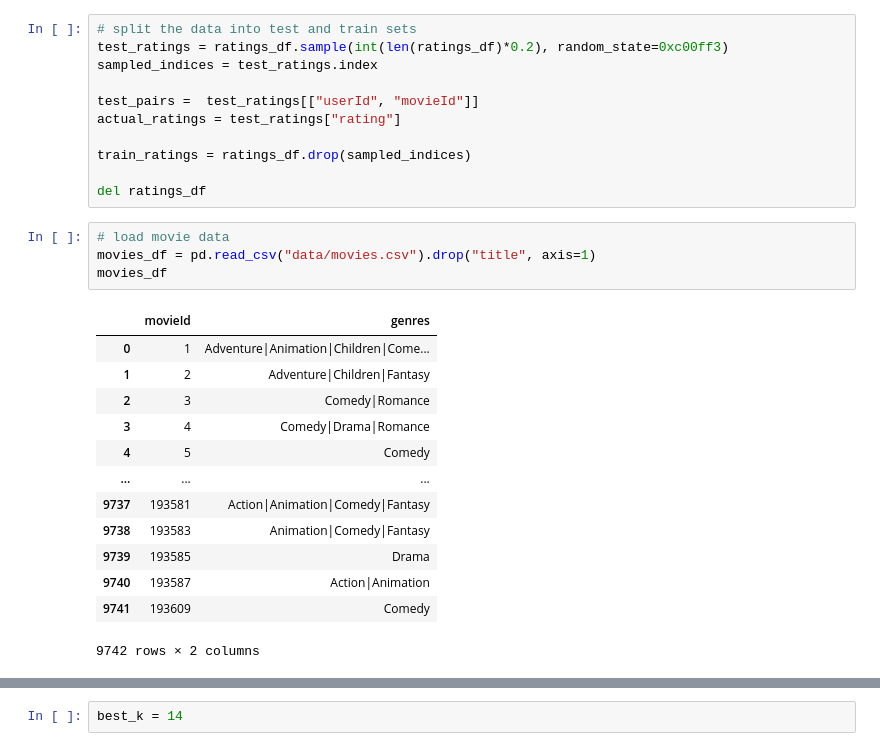
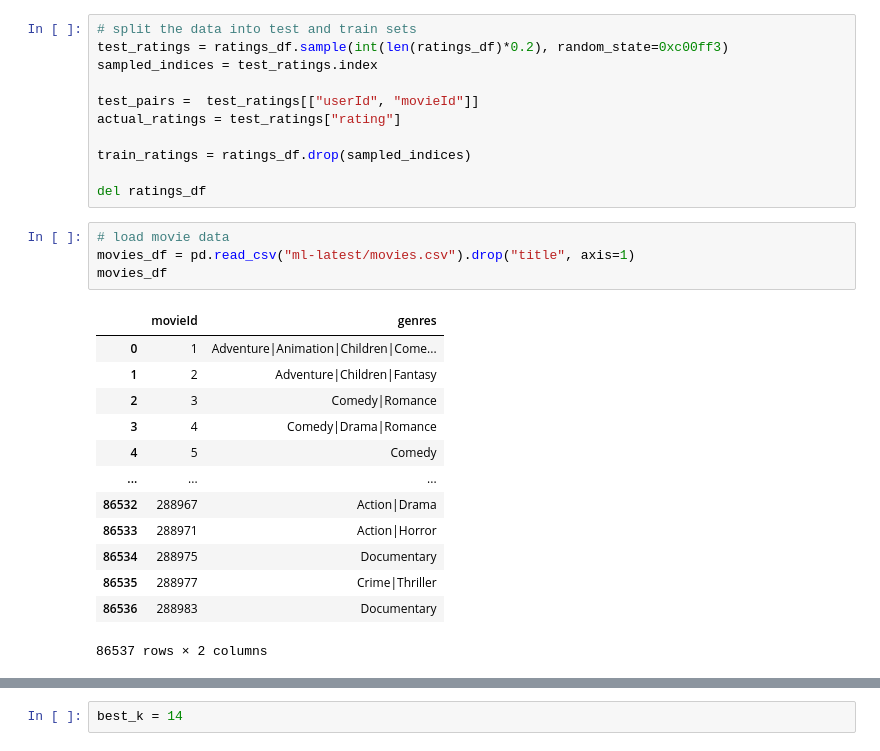
Before and after one commit to julkalorenz/data_mining_recommender_system, a Jupyter notebook: final_notebook.ipynb, the cells around one changed output, grey strips where cells are left out. Saved outputs shown, nothing was run; the diff lists cells and outputs as text.

```diff
--- a/final_notebook.ipynb
+++ b/final_notebook.ipynb
@@ -22,22 +22,22 @@ train_ratings = ratings_df.drop(sampled_indices)
 del ratings_df
 # %%
 # load movie data
-movies_df = pd.read_csv("data/movies.csv").drop("title", axis=1)
+movies_df = pd.read_csv("ml-latest/movies.csv").drop("title", axis=1)
 movies_df
 # %% [output]
 |  | movieId | genres |
 | 0 | 1 | Adventure|Animation|Children|Come... |
 | 1 | 2 | Adventure|Children|Fantasy |
 | 2 | 3 | Comedy|Romance |
 | 3 | 4 | Comedy|Drama|Romance |
 | 4 | 5 | Comedy |
 | ... | ... | ... |
-| 9737 | 193581 | Action|Animation|Comedy|Fantasy |
-| 9738 | 193583 | Animation|Comedy|Fantasy |
-| 9739 | 193585 | Drama |
-| 9740 | 193587 | Action|Animation |
-| 9741 | 193609 | Comedy |
+| 86532 | 288967 | Action|Drama |
+| 86533 | 288971 | Action|Horror |
+| 86534 | 288975 | Documentary |
+| 86535 | 288977 | Crime|Thriller |
+| 86536 | 288983 | Documentary |
-9742 rows × 2 columns
+86537 rows × 2 columns
 # %%
 # merge movies with ratings
 train_ratings_merged = pd.merge(train_ratings, movies_df, on="movieId")
```
Also changed, not shown: parts of 13 cells of this notebook, 3 other files.
